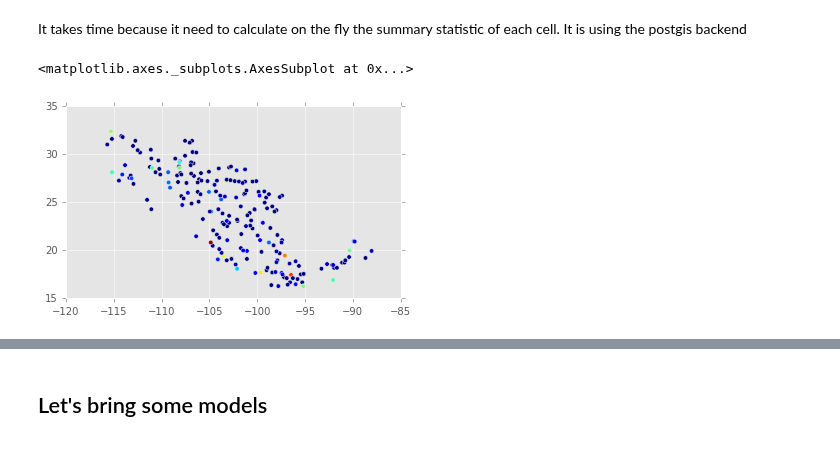
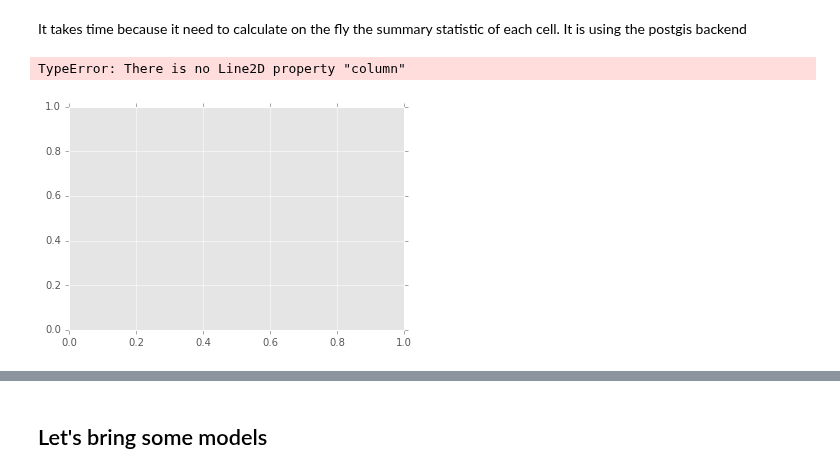
Before and after one commit to molgor/biospytial, a Jupyter notebook: ipython-notebooks/demos/statistical_models/[Spatial Regression] Extracting Taxa from grid.ipynb, the cells around one changed output, grey strips where cells are left out. Drawn from its saved outputs; the diff is of its cells as text; code cells hidden in the pictures.

```diff
--- a/ipython-notebooks/demos/statistical_models/[Spatial Regression] Extracting Taxa from grid.ipynb
+++ b/ipython-notebooks/demos/statistical_models/[Spatial Regression] Extracting Taxa from grid.ipynb
@@ -89,8 +91,8 @@ It takes time because it need to calculate on the fly the summary statistic of e
 # %%
-data.plot(column='n_Family')
+data.plot(column='n_Family
 # %% [output]
-<matplotlib.axes._subplots.AxesSubplot at 0x...>
+TypeError: There is no Line2D property "column"
-[figure, old version]
+[figure, new version]
 # %%
 from external_plugins.spystats.spystats import tools as tl
 # %%
```
Also changed, not shown: parts of 84 cells of this notebook, 5 other files.
